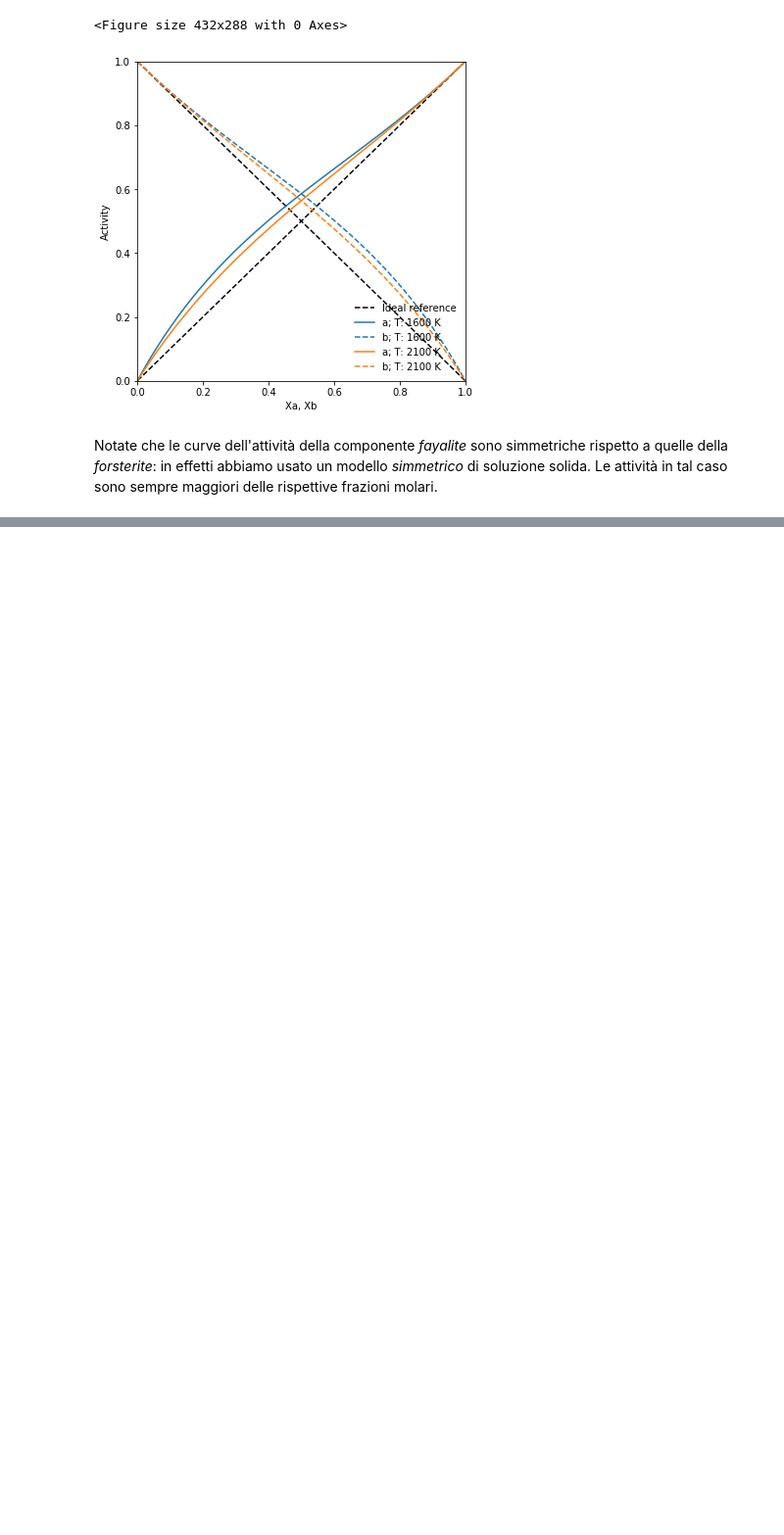
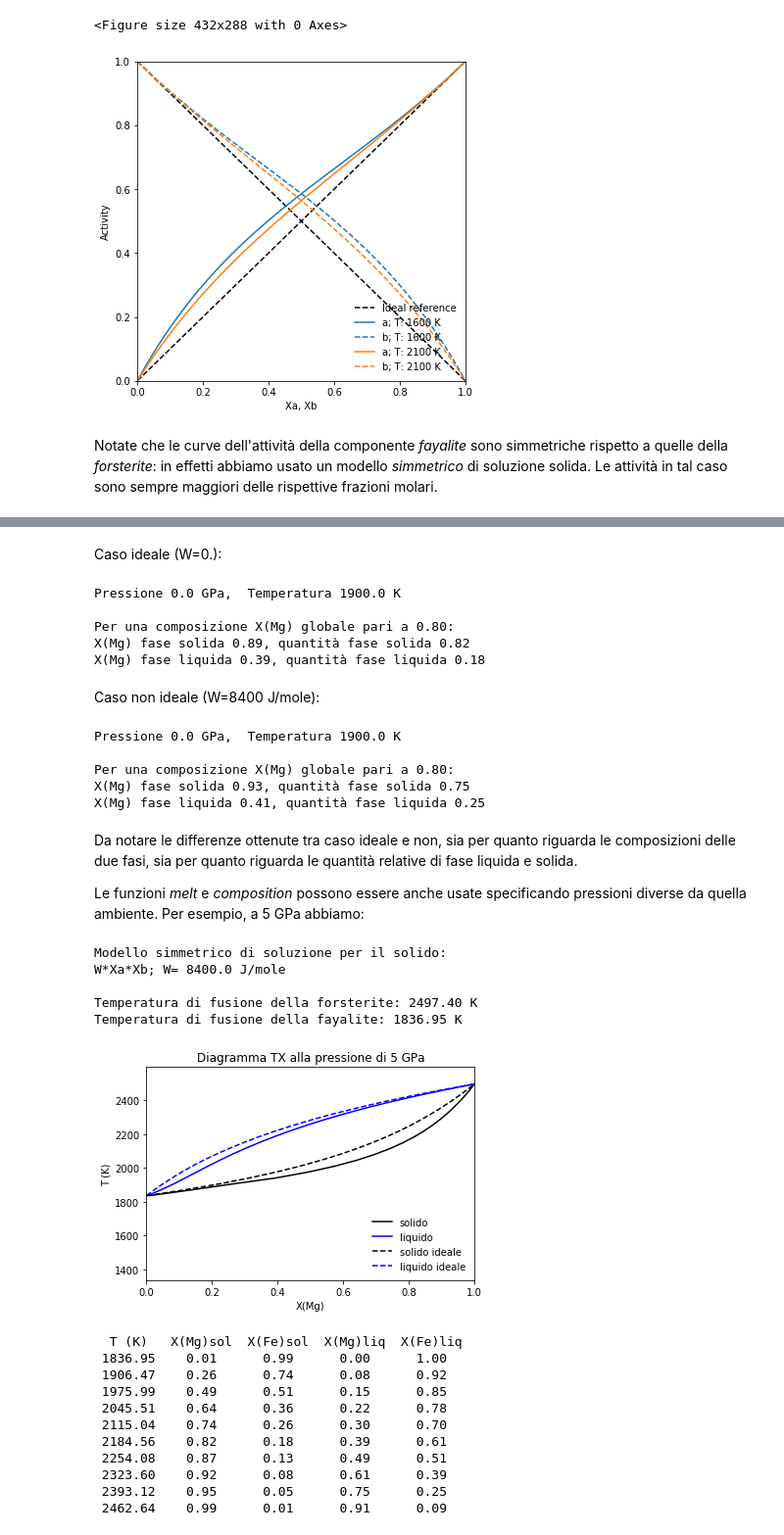
Before and after one commit to Mauro-Prencipe/geochimica, a Jupyter notebook: potenziale_chimico.ipynb, the cells around one changed output, grey strips where cells are left out. Shown at 98% size. Saved outputs shown, nothing was run; the diff lists cells and outputs as text; code cells hidden in the pictures; blank space fills up the shorter version.

```diff
--- a/potenziale_chimico.ipynb
+++ b/potenziale_chimico.ipynb
@@ -379,0 +455,44 @@ Notate che le curve dell'attività della componente *fayalite* sono simmetriche
+# %% [markdown]
+Caso ideale (W=0.):
+# %%
+mp.composition(1900,0,0.,xval=0.8,prt=True)
+# %% [output]
+Pressione 0.0 GPa,  Temperatura 1900.0 K
+
+Per una composizione X(Mg) globale pari a 0.80:
+X(Mg) fase solida 0.89, quantità fase solida 0.82
+X(Mg) fase liquida 0.39, quantità fase liquida 0.18
+# %% [markdown]
+Caso non ideale (W=8400 J/mole):
+# %%
+mp.composition(1900,0,8400,xval=0.8,prt=True)
+# %% [output]
+Pressione 0.0 GPa,  Temperatura 1900.0 K
+
+Per una composizione X(Mg) globale pari a 0.80:
+X(Mg) fase solida 0.93, quantità fase solida 0.75
+X(Mg) fase liquida 0.41, quantità fase liquida 0.25
+# %% [markdown]
+Da notare le differenze ottenute tra caso ideale e non, sia per quanto riguarda le composizioni delle due fasi, sia per quanto riguarda le quantità relative di fase liquida e solida.
+
+Le funzioni *melt* e *composition* possono essere anche usate specificando pressioni diverse da quella ambiente. Per esempio, a 5 GPa abbiamo:
+# %%
+mp.melt(5,nt=20,ideal=True,nt_prt=10)
+# %% [output]
+Modello simmetrico di soluzione per il solido:
+W*Xa*Xb; W= 8400.0 J/mole
+
+Temperatura di fusione della forsterite: 2497.40 K
+Temperatura di fusione della fayalite: 1836.95 K
+[figure, added]
+  T (K)   X(Mg)sol  X(Fe)sol  X(Mg)liq  X(Fe)liq
+ 1836.95    0.01      0.99      0.00      1.00
+ 1906.47    0.26      0.74      0.08      0.92
+ 1975.99    0.49      0.51      0.15      0.85
+ 2045.51    0.64      0.36      0.22      0.78
+ 2115.04    0.74      0.26      0.30      0.70
+ 2184.56    0.82      0.18      0.39      0.61
+ 2254.08    0.87      0.13      0.49      0.51
+ 2323.60    0.92      0.08      0.61      0.39
+ 2393.12    0.95      0.05      0.75      0.25
+ 2462.64    0.99      0.01      0.91      0.09
```
Also changed, not shown: parts of 16 cells of this notebook, 1 other file.
